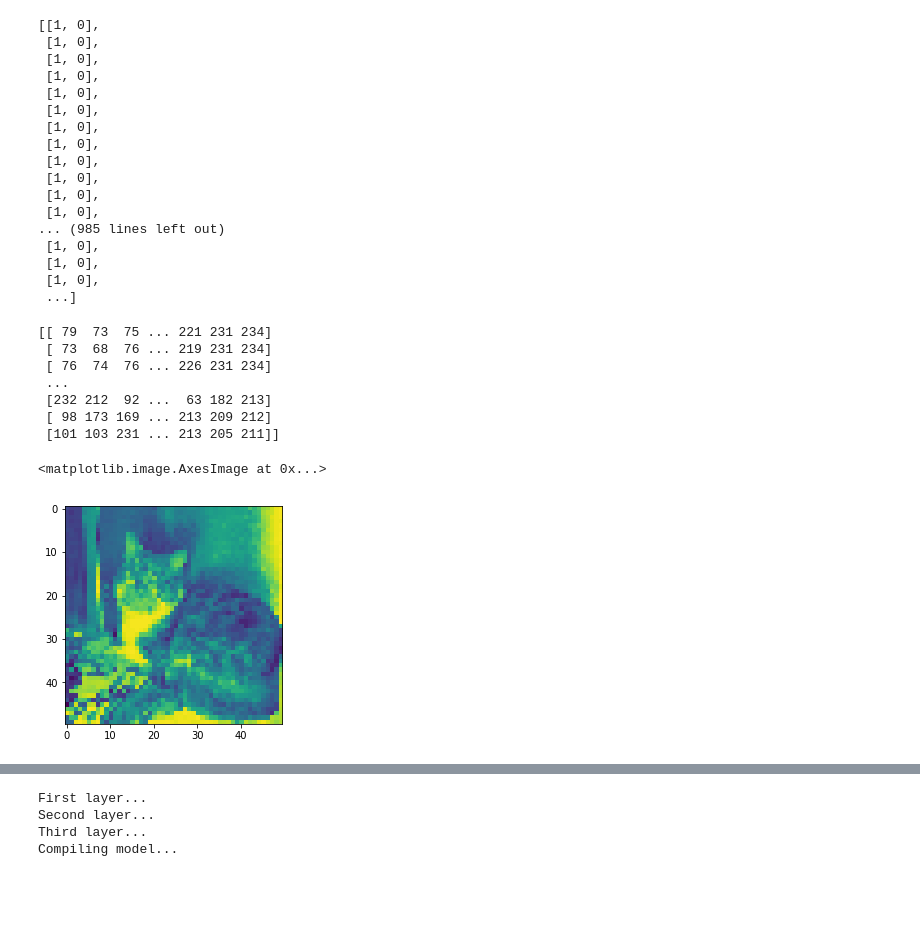
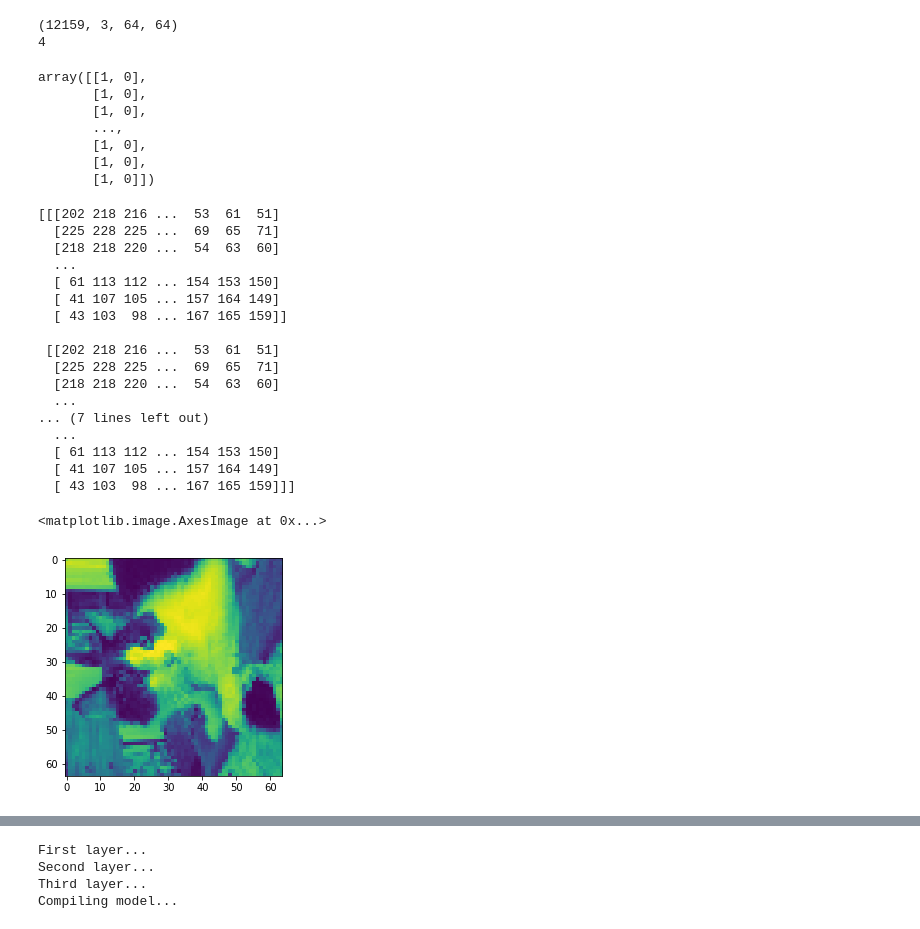
Before and after one commit to JasonShin/CNN, a Jupyter notebook: cat vs dog new.ipynb, the cells around one changed output, grey strips where cells are left out. Saved outputs shown, nothing was run; the diff lists cells and outputs as text; code cells hidden in the pictures; blank space fills up the shorter version.

```diff
--- a/cat vs dog new.ipynb
+++ b/cat vs dog new.ipynb
@@ -7,14 +7,14 @@ from tqdm import tqdm      # a nice pretty percentage bar for tasks. Thanks to v
 # %%
 TRAIN_DIR = 'catdogdata/train/'
 TEST_DIR = 'catdogdata/test/'
-IMG_SIZE = 50
+IMG_SIZE = 64
 LR = 1e-3
 # %%
 def label_img(img):
     if 'dog' in img:
-        return [1, 0]
+        return 1
     elif 'cat' in img:
-        return [0, 1]
+        return 0
 
 label_img('cat.0.jpg')
 # %% [output]
@@ -22,19 +22,21 @@ label_img('cat.0.jpg')
 # %%
 def create_train_data():
-    training_images = []
+    filenames = [TRAIN_DIR + i for i in os.listdir(TRAIN_DIR)]
+    count = len(filenames)
+    training_images = np.ndarray((count, 3, IMG_SIZE, IMG_SIZE), dtype=np.uint8)
     training_labels = []
-    filenames = [TRAIN_DIR + i for i in os.listdir(TRAIN_DIR)]
     shuffle(filenames)
-    for img in tqdm(filenames):
+    for i in tqdm(range(count)):
+        img = filenames[i]
         label = label_img(img)
         # Read image and turn it into grayscale
         img = cv2.imread(img,cv2.IMREAD_GRAYSCALE)
         # Resize images into IMG_SIZE x IMG_SIZE
         img = cv2.resize(img, (IMG_SIZE,IMG_SIZE))
-        training_data.append(img)
+        training_images[i] = img.T
         training_labels.append(label)
     np.save('training_data', training_images)
     print('Saved training data')
-    return training_data, training_labels
+    return training_images, np.array(training_labels)
 # %%
 training_data, training_labels = create_train_data()
@@ -63,23 +43,19 @@ training_data
+# %%
+print(training_data.shape)
+print(training_data.ndim)
+# %% [output]
+(12159, 3, 64, 64)
+4
 # %%
 training_labels
 # %% [output]
-[[1, 0],
- [1, 0],
- [1, 0],
- [1, 0],
- [1, 0],
- [1, 0],
- [1, 0],
- [1, 0],
- [1, 0],
- [1, 0],
- [1, 0],
- [1, 0],
-... (985 lines left out)
- [1, 0],
- [1, 0],
- [1, 0],
- ...]
+array([[1, 0],
+       [1, 0],
+       [1, 0],
+       ...,
+       [1, 0],
+       [1, 0],
+       [1, 0]])
 # %%
 # Generate labels
 # %%
@@ -88,19 +64,29 @@ import matplotlib.pyplot as plt
 # %%
 # First element is an image
 # Second element is a label
 print(training_data[0])
 # Checking how an image looks like
-plt.imshow(training_data[0])
+plt.imshow(training_data[0][0])
 # %% [output]
-[[ 79  73  75 ... 221 231 234]
- [ 73  68  76 ... 219 231 234]
- [ 76  74  76 ... 226 231 234]
- ...
- [232 212  92 ...  63 182 213]
- [ 98 173 169 ... 213 209 212]
- [101 103 231 ... 213 205 211]]
+[[[202 218 216 ...  53  61  51]
+  [225 228 225 ...  69  65  71]
+  [218 218 220 ...  54  63  60]
+  ...
+  [ 61 113 112 ... 154 153 150]
+  [ 41 107 105 ... 157 164 149]
+  [ 43 103  98 ... 167 165 159]]
+
+ [[202 218 216 ...  53  61  51]
+  [225 228 225 ...  69  65  71]
+  [218 218 220 ...  54  63  60]
+  ...
+... (7 lines left out)
+  ...
+  [ 61 113 112 ... 154 153 150]
+  [ 41 107 105 ... 157 164 149]
+  [ 43 103  98 ... 167 165 159]]]
 <matplotlib.image.AxesImage at 0x...>
-[figure, old version]
+[figure, new version]
 # %%
 # Build a neural network
 from keras.models import Sequential
```
Also changed, not shown: parts of 6 cells of this notebook.
